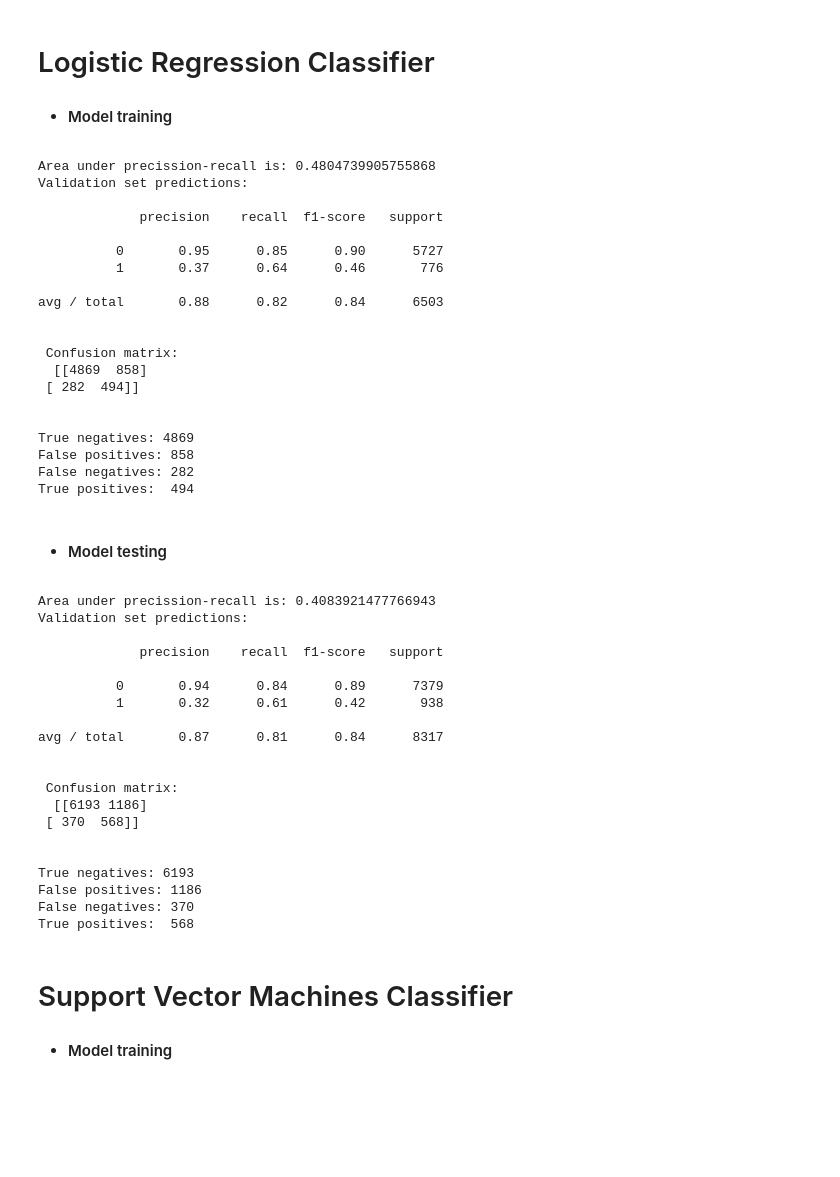
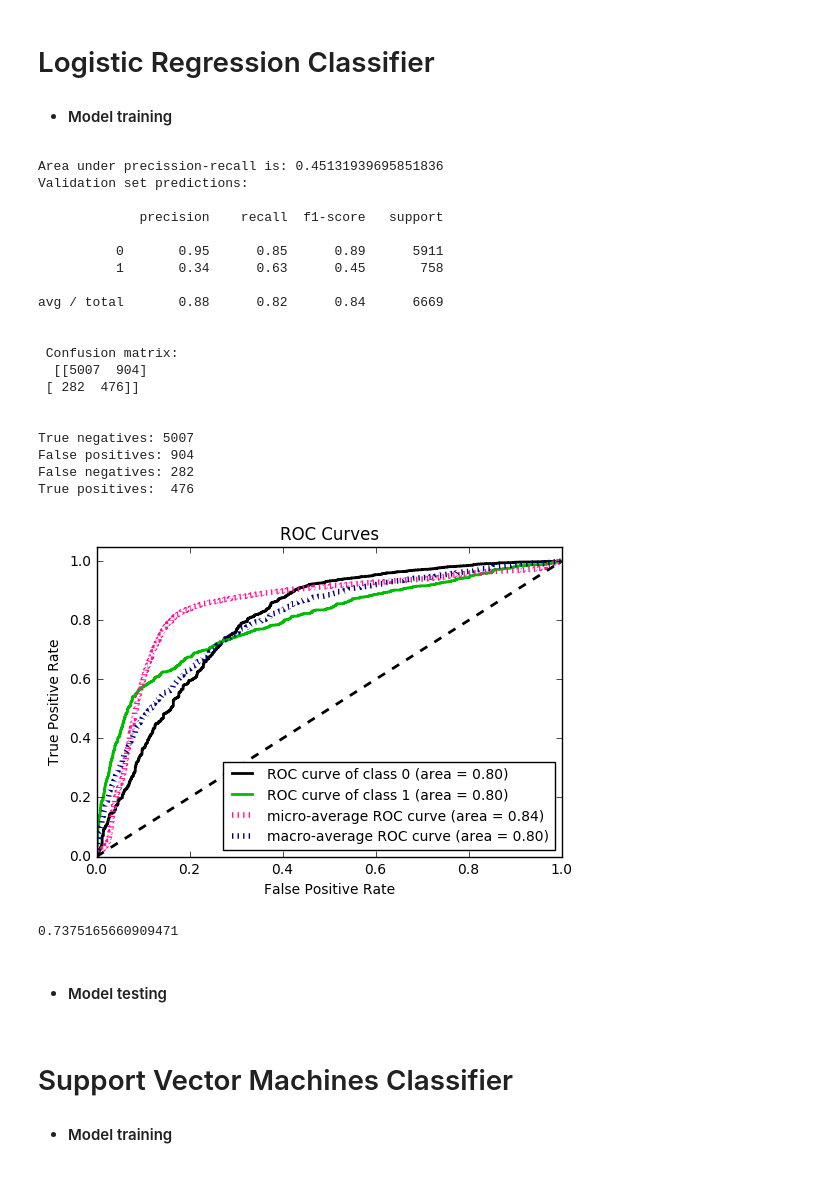
Before and after one commit to milosmladenovic5/telemarketing_campaign, a Jupyter notebook: telemarketing_undersampling_majority.ipynb, the cells around one changed output. Drawn from its saved outputs; the diff is of its cells as text; code cells hidden in the pictures; blank space fills up the shorter version.

Commit message:
ROC curve visualization, parameters tuning

```diff
--- a/telemarketing_undersampling_majority.ipynb
+++ b/telemarketing_undersampling_majority.ipynb
@@ -32,7 +36,7 @@ categorical_features = ['job', 'marital', 'education', 'default', 'housing', 'lo
 bank_data_tran = pd.get_dummies(bank_data, columns = categorical_features, drop_first=True)
 
 bank_data_tran.drop(['duration'], axis = 1, inplace = True)
-
+bank_data_tran.drop(['job_blue-collar', 'job_self-employed', 'job_services', 'job_unemployed', 'day_of_week_mon'], axis = 1, inplace = True)
 #because of the high correlation coefficient between euribor3m rate and nr. of employed, the latter is going to be dropped
 bank_data_tran.drop(['nr.employed'], axis = 1, inplace = True)
 
@@ -421,52 +436,42 @@ predictions_LR = logdown.predict(x_val)
 #Results
 print_results(x_val, y_val, predictions_LR, logdown)
 # %% [output]
-Area under precission-recall is: 0.4804739905755868
+Area under precission-recall is: 0.45131939695851836
 Validation set predictions:
 
              precision    recall  f1-score   support
 
-          0       0.95      0.85      0.90      5727
-          1       0.37      0.64      0.46       776
+          0       0.95      0.85      0.89      5911
+          1       0.34      0.63      0.45       758
 
-avg / total       0.88      0.82      0.84      6503
+avg / total       0.88      0.82      0.84      6669
 
 
  Confusion matrix:
-  [[4869  858]
- [ 282  494]]
+  [[5007  904]
+ [ 282  476]]
 
 
-True negatives: 4869
-False positives: 858
+True negatives: 5007
+False positives: 904
 False negatives: 282
-True positives:  494
+True positives:  476
+# %%
+y_true = y_val
+y_probas = logdown.predict_proba(x_val)
+skplt.metrics.plot_roc_curve(y_true, y_probas)
+plt.show()
+# %% [output]
+[figure, added]
+# %%
+roc_auc_score(y_val, predictions_LR, average='macro', sample_weight=None)
+# %% [output]
+0.7375165660909471
 # %% [markdown]
 - <h4> Model testing
 # %%
 predictions_LR_test = logdown.predict(x_test)
 print_results(x_test, y_test, predictions_LR_test, logdown)
-# %% [output]
-Area under precission-recall is: 0.4083921477766943
-Validation set predictions:
-
-             precision    recall  f1-score   support
-
-          0       0.94      0.84      0.89      7379
-          1       0.32      0.61      0.42       938
-
-avg / total       0.87      0.81      0.84      8317
-
-
- Confusion matrix:
-  [[6193 1186]
- [ 370  568]]
-
-
-True negatives: 6193
-False positives: 1186
-False negatives: 370
-True positives:  568
 # %% [markdown]
 # Support Vector Machines Classifier
 - <h4> Model training
```
Also changed, not shown: parts of 10 cells of this notebook.
